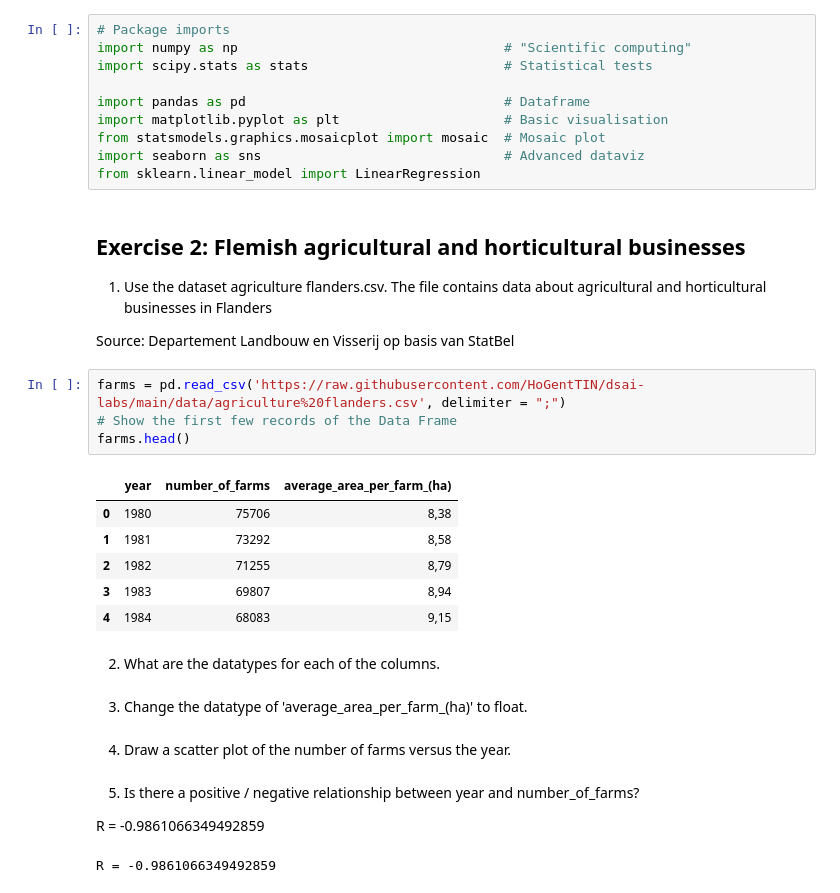
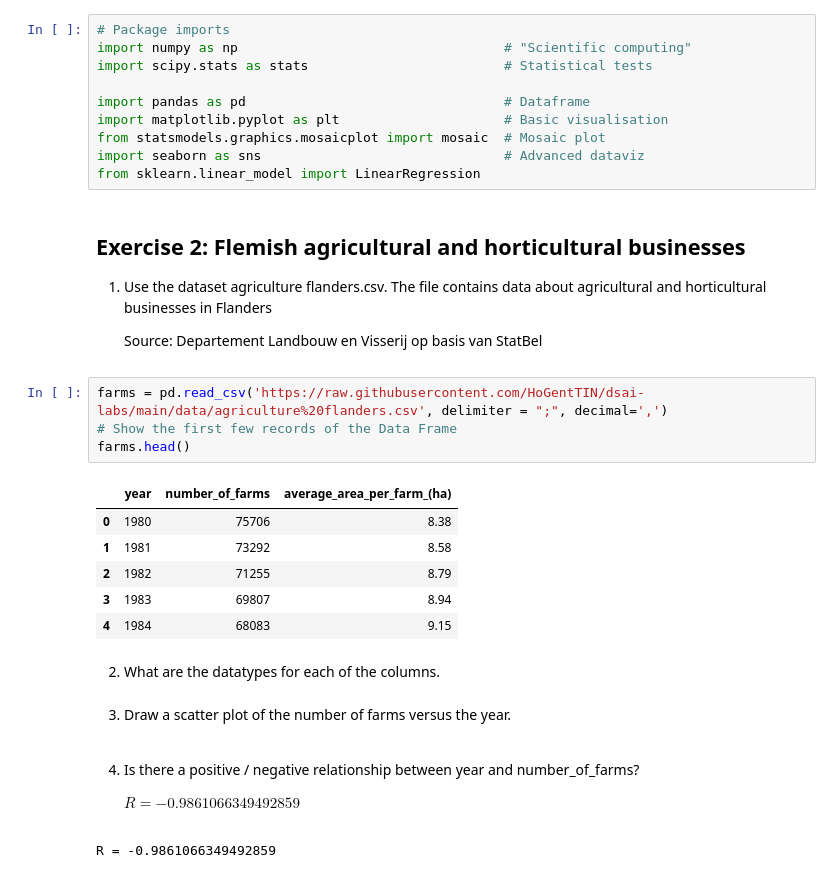
Before and after one commit to HoGentTIN/dsai-labs, a Jupyter notebook: 6-regression-analyis/lab-6.02-agriculture.ipynb, the cells around one changed output. Cells and saved outputs as stored; diff of their text form.

Commit message:
Fix #6, parse decimal comma with read_csv parameter

```diff
--- a/6-regression-analyis/lab-6.02-agriculture.ipynb
+++ b/6-regression-analyis/lab-6.02-agriculture.ipynb
@@ -15,28 +15,26 @@ from sklearn.linear_model import LinearRegression
 
 1. Use the dataset agriculture flanders.csv. The file contains data about agricultural and horticultural businesses in Flanders
 
-Source: Departement Landbouw en Visserij op basis van StatBel
+    Source: Departement Landbouw en Visserij op basis van StatBel
 # %%
-farms = pd.read_csv('https://raw.githubusercontent.com/HoGentTIN/dsai-labs/main/data/agriculture%20flanders.csv', delimiter = ";")
+farms = pd.read_csv('https://raw.githubusercontent.com/HoGentTIN/dsai-labs/main/data/agriculture%20flanders.csv', delimiter = ";", decimal=',')
 # Show the first few records of the Data Frame
 farms.head()
 # %% [output]
 |  | year | number_of_farms | average_area_per_farm_(ha) |
-| 0 | 1980 | 75706 | 8,38 |
-| 1 | 1981 | 73292 | 8,58 |
-| 2 | 1982 | 71255 | 8,79 |
-| 3 | 1983 | 69807 | 8,94 |
-| 4 | 1984 | 68083 | 9,15 |
+| 0 | 1980 | 75706 | 8.38 |
+| 1 | 1981 | 73292 | 8.58 |
+| 2 | 1982 | 71255 | 8.79 |
+| 3 | 1983 | 69807 | 8.94 |
+| 4 | 1984 | 68083 | 9.15 |
 # %% [markdown]
 2. What are the datatypes for each of the columns.
-# %% [markdown]
-3. Change the datatype of 'average_area_per_farm_(ha)' to float.
 # %% [markdown]
-4. Draw a scatter plot of the number of farms versus the year.
+3. Draw a scatter plot of the number of farms versus the year.
 # %% [markdown]
-5. Is there a positive / negative relationship between year and number_of_farms?
+4. Is there a positive / negative relationship between year and number_of_farms?
 
-R = -0.9861066349492859
+    $R = -0.9861066349492859$
 # %%
 # %% [output]
 R = -0.9861066349492859
```
Also changed, not shown: parts of 1 cell of this notebook.
